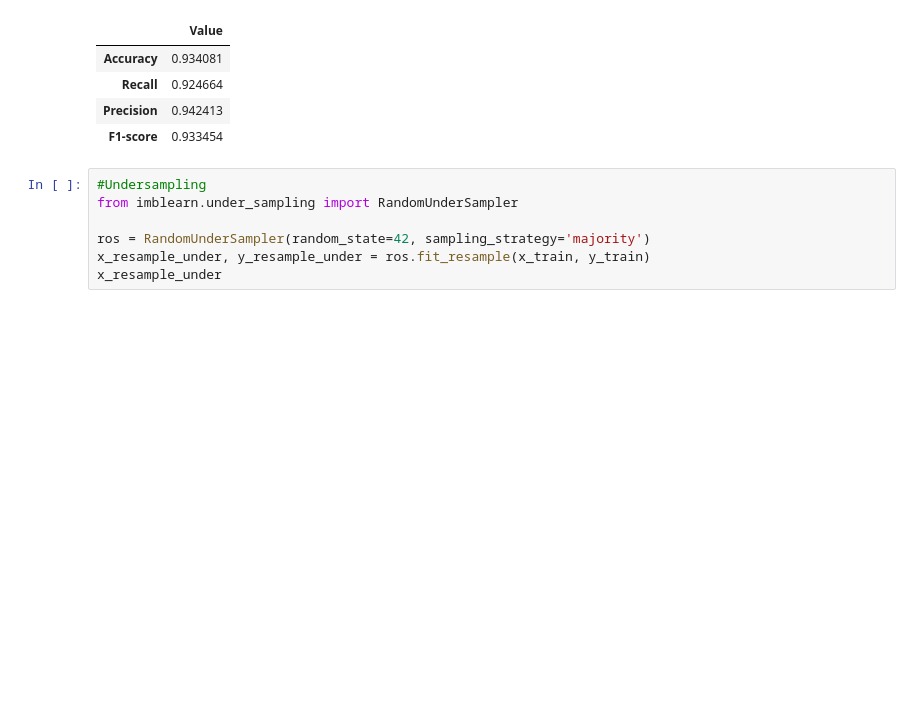
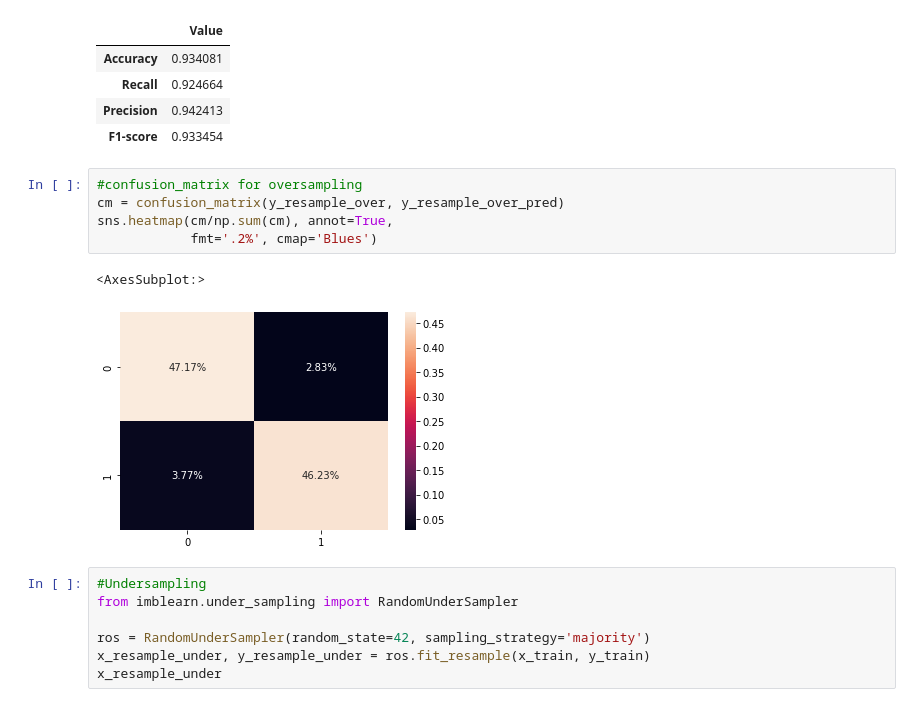
Before and after one commit to pouriaSameti/ML-Projects, a Jupyter notebook: Q3-Spambase/code/dsProject1/Logistic Regression.ipynb, the cells around one changed output. Saved outputs shown, nothing was run; the diff lists cells and outputs as text; blank space fills up the shorter version.

Commit message:
spambase -> confusion_matrix was created for oversampling.

```diff
--- a/Q3-Spambase/code/dsProject1/Logistic Regression.ipynb
+++ b/Q3-Spambase/code/dsProject1/Logistic Regression.ipynb
@@ -89,6 +89,14 @@ errors
 | Recall | 0.924664 |
 | Precision | 0.942413 |
 | F1-score | 0.933454 |
+# %%
+#confusion_matrix for oversampling
+cm = confusion_matrix(y_resample_over, y_resample_over_pred)
+sns.heatmap(cm/np.sum(cm), annot=True,
+            fmt='.2%', cmap='Blues')
+# %% [output]
+<AxesSubplot:>
+[figure, added]
 # %%
 #Undersampling
 from imblearn.under_sampling import RandomUnderSampler
```
